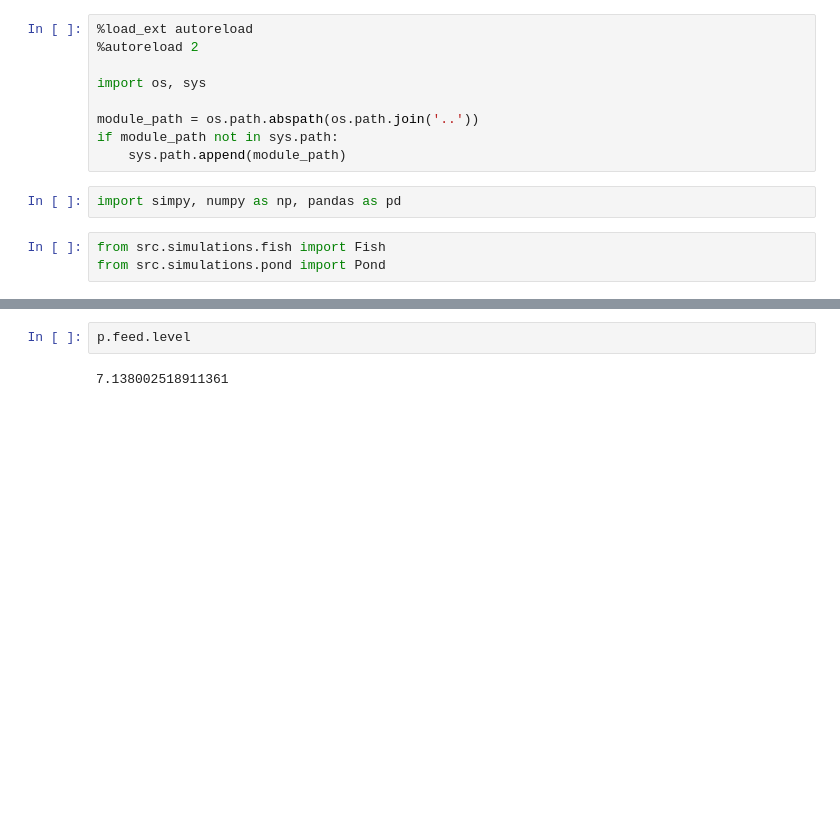
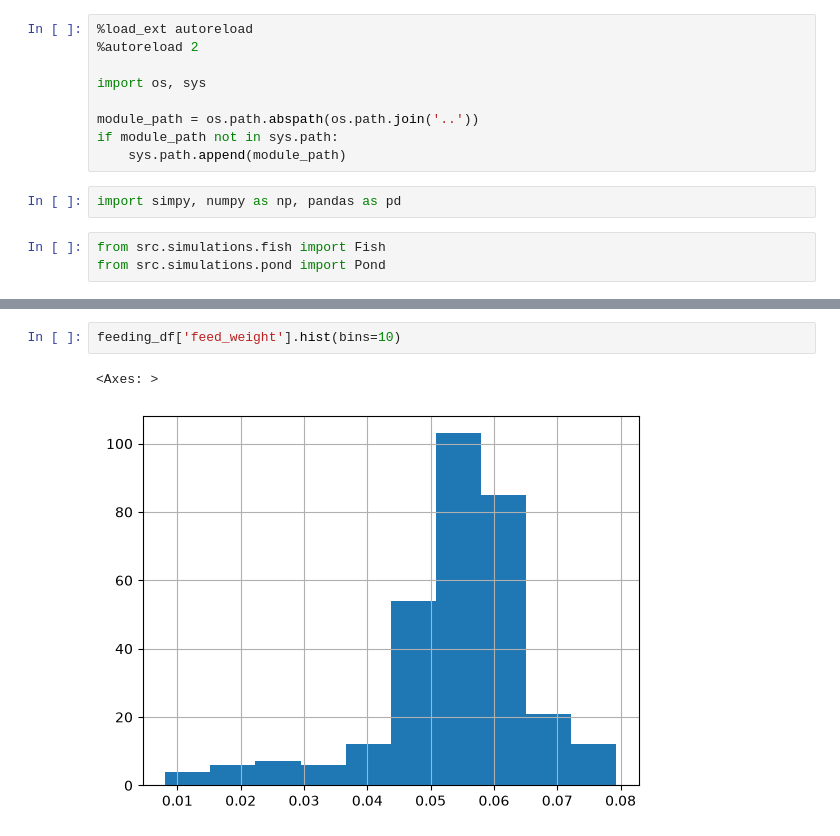
Before and after one commit to kennedy-ikeka/farmsim, a Jupyter notebook: notebooks/fish.ipynb, the cells around one changed output, grey strips where cells are left out. Saved outputs shown, nothing was run; the diff lists cells and outputs as text; blank space fills up the shorter version.

```diff
--- a/notebooks/fish.ipynb
+++ b/notebooks/fish.ipynb
@@ -52,4 +49,5 @@ pd.DataFrame(f.data['feeding'])
 # %%
-p.feed.level
+feeding_df['feed_weight'].hist(bins=10)
 # %% [output]
-7.138002518911361
+<Axes: >
+[figure, added]
```
Also changed, not shown: parts of 5 cells of this notebook, 25 other files.
